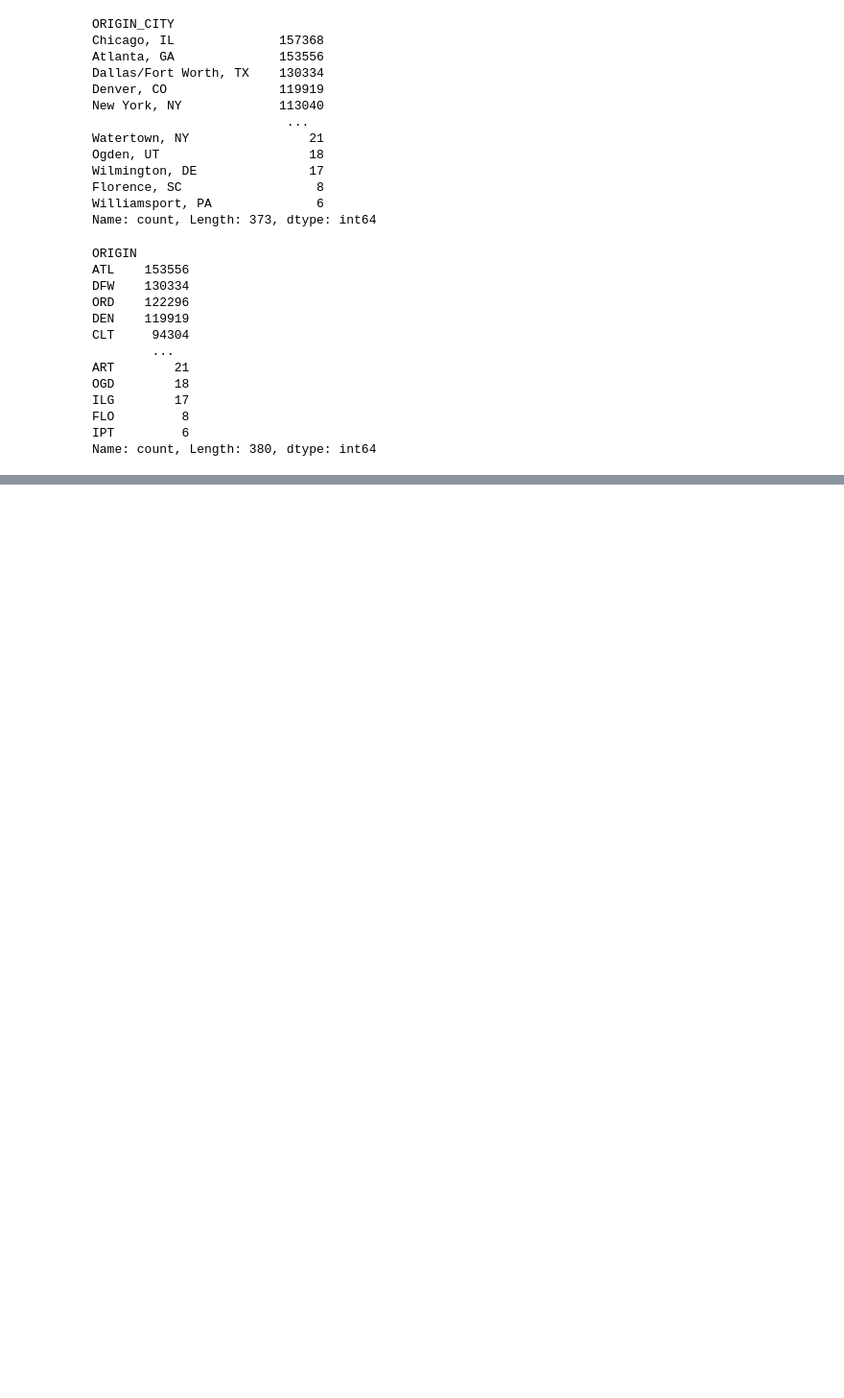
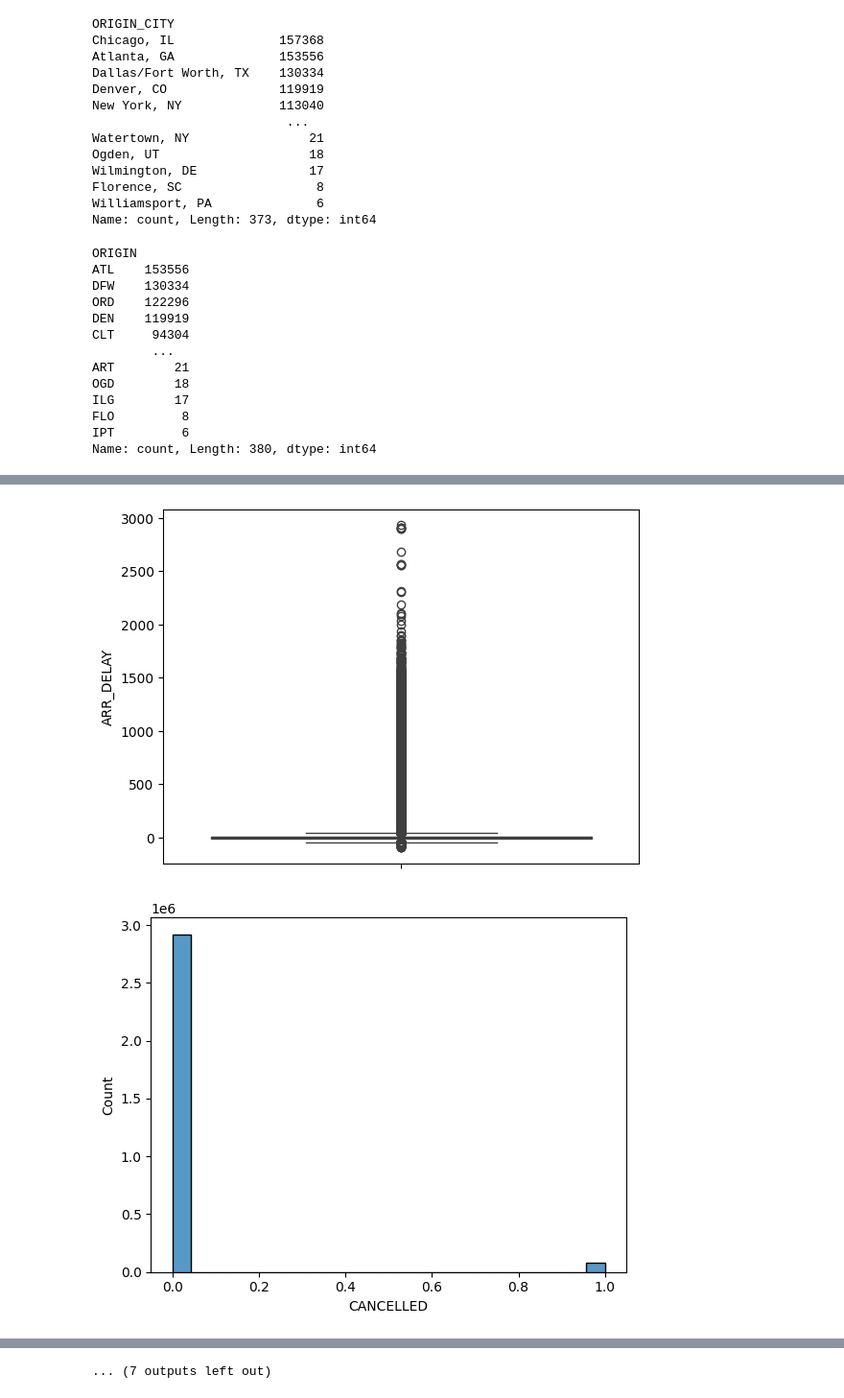
Before and after one commit to hjm46/FlightDelaysPredictions, a Jupyter notebook: cleaningFlights2019_2023.ipynb, the cells around one changed output, grey strips where cells are left out. Shown: that part at 96% size. Saved outputs shown, nothing was run; the diff lists cells and outputs as text; code cells hidden in the pictures; blank space fills up the shorter version.

```diff
--- a/cleaningFlights2019_2023.ipynb
+++ b/cleaningFlights2019_2023.ipynb
@@ -120,4 +218,0 @@ for col in df.columns[10:20]:
-# %%
-for col in df.columns[21:32]:
-    sns.boxplot(data=df[col])
-    plt.show()
@@ -135,0 +219,17 @@ for col in df.columns[21:32]:
+# %%
+def split_date(val):
+    temp = val.split("-")
+    temp[0] = int(temp[0])
+    temp[1] = int(temp[1])
+    temp[2] = int(temp[2])
+    return temp
+# %%
+cleaned_df["YEAR"] = 0
+cleaned_df["MONTH"] = 0
+cleaned_df["DAY"] = 0
+# %%
+for index, row in cleaned_df.iterrows():
+    data = split_date(row["FL_DATE"])
+    cleaned_df.at[index, "YEAR"] = data[0]
+    cleaned_df.at[index, "MONTH"] = data[1]
+    cleaned_df.at[index, "DAY"] = data[2]
@@ -135,0 +246,9 @@ for col in df.columns[21:32]:
+# %%
+for col in cleaned_df.columns[6:]:
+    if(col == "CANCELLED" or col == "DIVERTED" or col == "CANCELLATION_CODE" or col == "YEAR" or col == "MONTH" or col == "DAY"):
+        sns.histplot(data=cleaned_df[col])
+        plt.show()
+    else:
+        sns.boxplot(data=cleaned_df[col])
+        plt.show()
+# %% [output]
@@ -135,0 +258,2 @@ for col in df.columns[21:32]:
+[figure, added]
+[figure, added]
@@ -135,0 +267 @@ for col in df.columns[21:32]:
+... (7 outputs left out)
```
Also changed, not shown: parts of 22 cells of this notebook.
